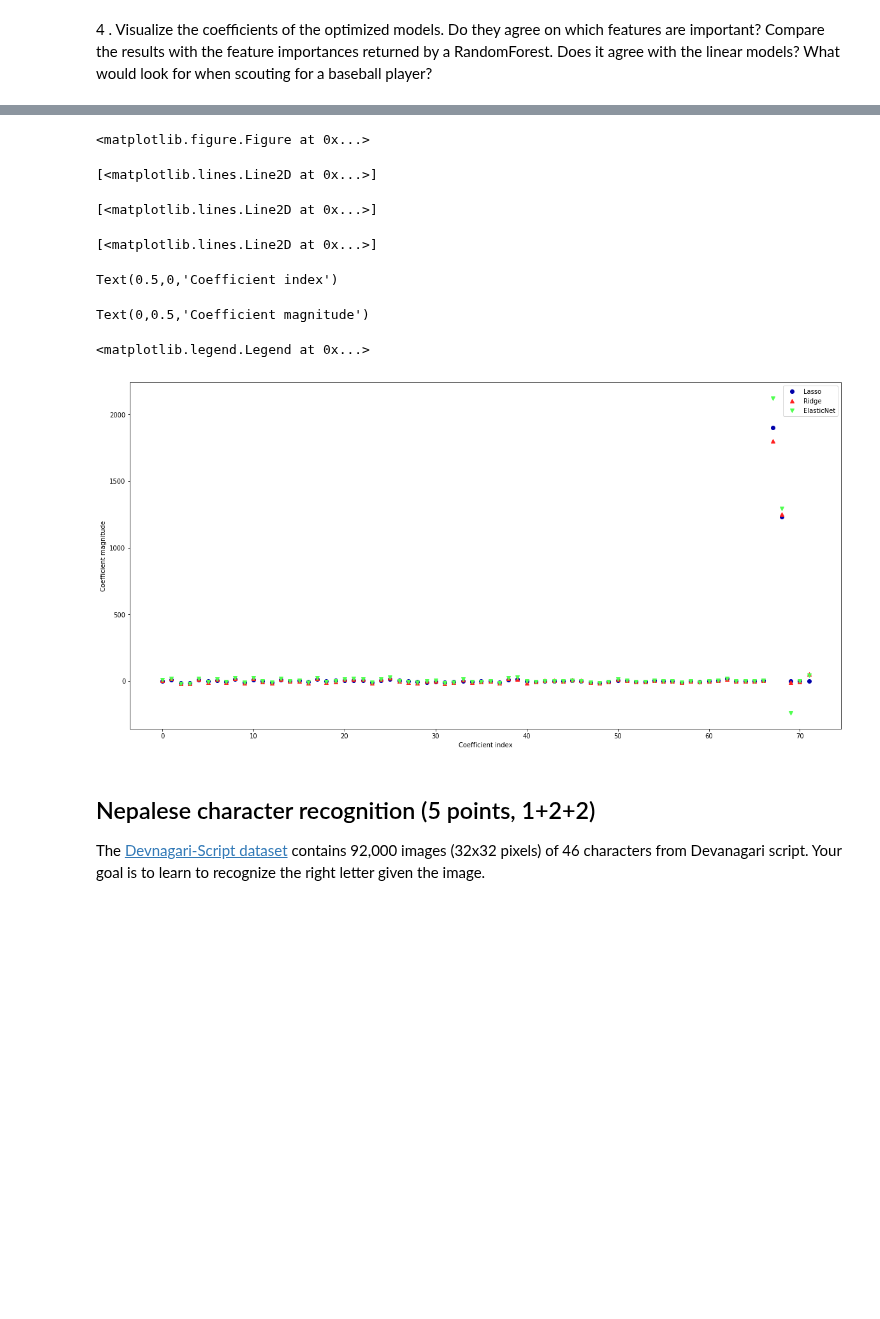
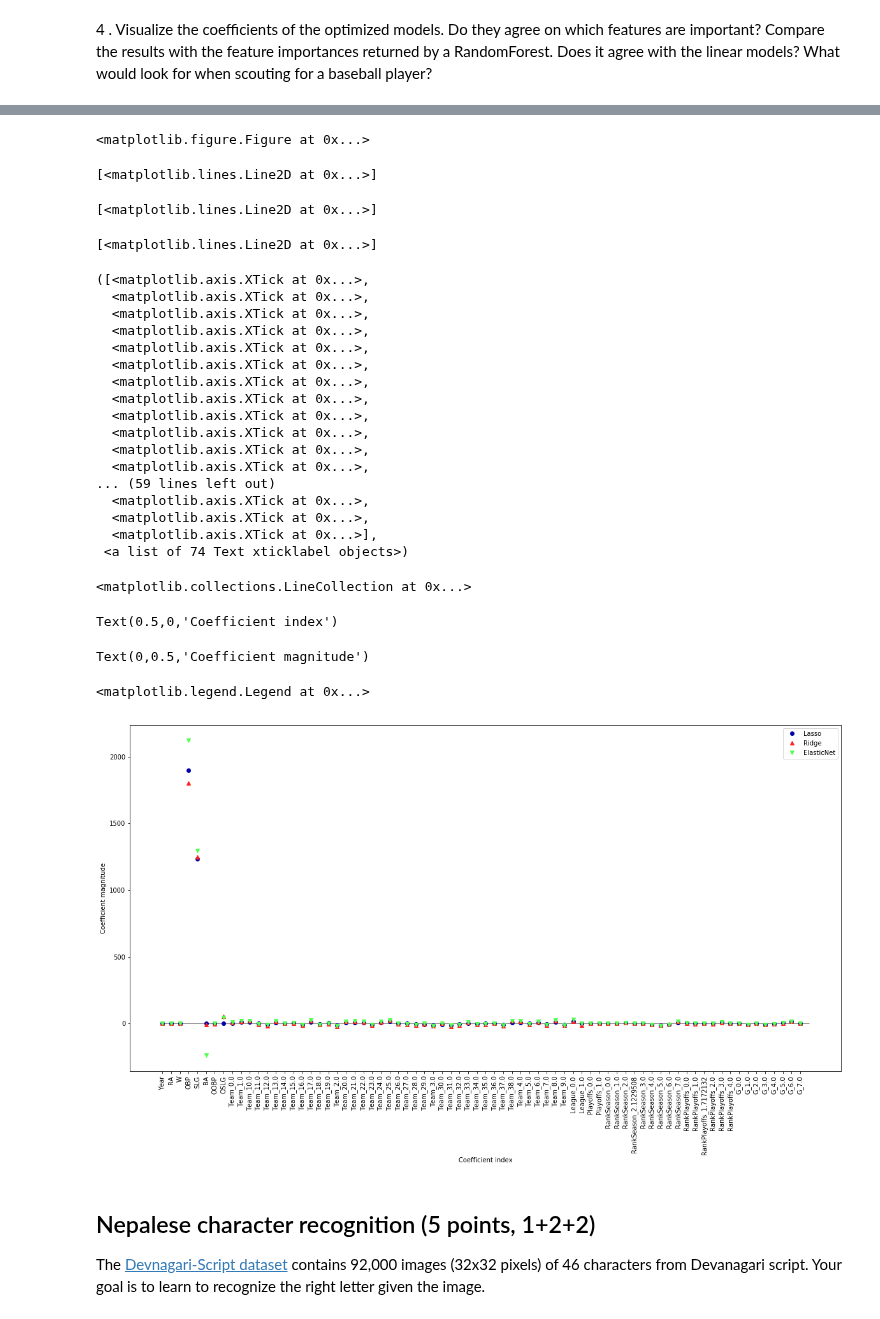
Before and after one commit to Mesoptier/ML-course, a Jupyter notebook: Assignment 1.ipynb, the cells around one changed output, grey strips where cells are left out. Cells and saved outputs as stored; diff of their text form; code cells hidden in the pictures; blank space fills up the shorter version.

Commit message:
Use get_dummies instead of OHE and add Labels

```diff
--- a/Assignment 1.ipynb
+++ b/Assignment 1.ipynb
@@ -103,6 +103,17 @@ from sklearn.preprocessing import Imputer
 from sklearn.preprocessing import OneHotEncoder
 from sklearn.model_selection import cross_val_score
 from sklearn.pipeline import Pipeline, make_pipeline
+
+ballframe['Team'] = ballframe['Team'].astype(str)
+ballframe['League'] = ballframe['League'].astype(str)
+ballframe['Playoffs'] = ballframe['Playoffs'].astype(str)
+ballframe['RankSeason'] = ballframe['RankSeason'].astype(str)
+ballframe['RankPlayoffs'] = ballframe['RankPlayoffs'].astype(str)
+ballframe['G'] = ballframe['G'].astype(str)
+
+features = pd.get_dummies(ballframe)
+X = features.values
+attribute_names = features.columns.values
 
 # Preprocessing data
 pp = Pipeline([
@@ -112,7 +123,7 @@ pp = Pipeline([
     ('impute', Imputer(missing_values='NaN', strategy='mean', copy = False)),
 
     # Make categorical (nominal) features that are not ordinal work.
-    ('one_hot', OneHotEncoder(categorical_features=[0,1,8,9,10,11], sparse=False, handle_unknown='ignore'))
+#     ('one_hot', OneHotEncoder(categorical_features=[0,1,8,9,10,11], sparse=False, handle_unknown='ignore'))
 ])
 # %%
 from sklearn.linear_model import LinearRegression
@@ -324,20 +338,40 @@ print(elast.coef_)
 # %%
 plt.figure(figsize=(20, 10))
 plt.plot(lasso.coef_.T, 'o', label='Lasso')
 plt.plot(ridge.coef_.T, '^', label='Ridge')
 plt.plot(elast.coef_.T, 'v', label='ElasticNet')
+plt.xticks(range(X.shape[1]), attribute_names, rotation=90)
+plt.hlines(0, 0, X.shape[1])
 plt.xlabel('Coefficient index')
 plt.ylabel('Coefficient magnitude')
 plt.legend()
 # %% [output]
 <matplotlib.figure.Figure at 0x...>
 [<matplotlib.lines.Line2D at 0x...>]
 [<matplotlib.lines.Line2D at 0x...>]
 [<matplotlib.lines.Line2D at 0x...>]
-Text(0.5,0,'Coefficient index')
+([<matplotlib.axis.XTick at 0x...>,
+  <matplotlib.axis.XTick at 0x...>,
+  <matplotlib.axis.XTick at 0x...>,
+  <matplotlib.axis.XTick at 0x...>,
+  <matplotlib.axis.XTick at 0x...>,
+  <matplotlib.axis.XTick at 0x...>,
+  <matplotlib.axis.XTick at 0x...>,
+  <matplotlib.axis.XTick at 0x...>,
+  <matplotlib.axis.XTick at 0x...>,
+  <matplotlib.axis.XTick at 0x...>,
+  <matplotlib.axis.XTick at 0x...>,
+  <matplotlib.axis.XTick at 0x...>,
+... (59 lines left out)
+  <matplotlib.axis.XTick at 0x...>,
+  <matplotlib.axis.XTick at 0x...>,
+  <matplotlib.axis.XTick at 0x...>],
+ <a list of 74 Text xticklabel objects>)
-Text(0,0.5,'Coefficient magnitude')
+<matplotlib.collections.LineCollection at 0x...>
-<matplotlib.legend.Legend at 0x...>
+Text(0.5,0,'Coefficient index')
+Text(0,0.5,'Coefficient magnitude')
+<matplotlib.legend.Legend at 0x...>
-[figure, old version]
+[figure, new version]
 # %% [markdown]
 ## Nepalese character recognition (5 points, 1+2+2)
 The [Devnagari-Script dataset](https://www.openml.org/d/40923) contains 92,000 images (32x32 pixels) of 46 characters from Devanagari script. Your goal is to learn to recognize the right letter given the image.
```
Also changed, not shown: parts of 8 cells of this notebook.
